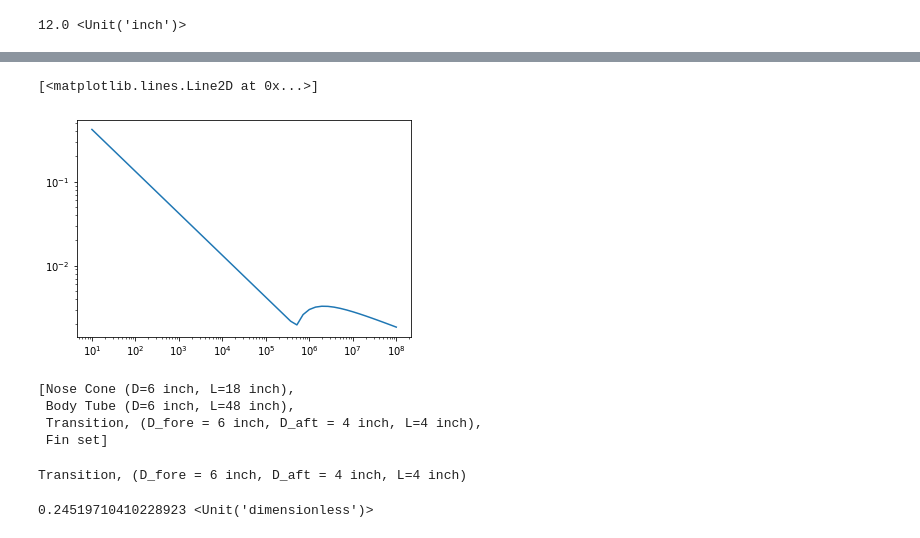
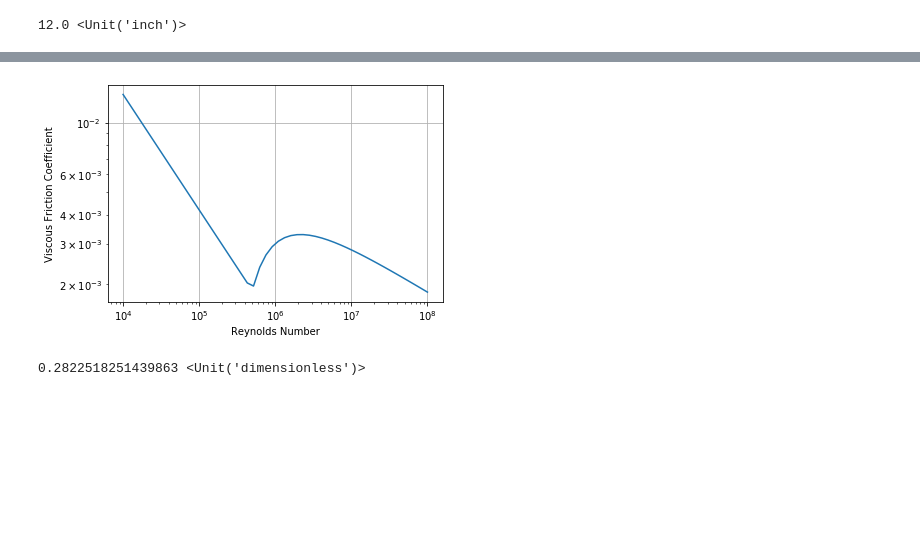
Before and after one commit to dev10110/rocketPy_development, a Jupyter notebook: rocketPy/rocket_generate.ipynb, the cells around one changed output, grey strips where cells are left out. Drawn from its saved outputs; the diff is of its cells as text; code cells hidden in the pictures; blank space fills up the shorter version.

Commit message:
continued to work on the rocket gen

```diff
--- a/rocketPy/rocket_generate.ipynb
+++ b/rocketPy/rocket_generate.ipynb
@@ -562,0 +594,3 @@ r.xcp()
+# %%
+r = Rocket('Sample Rocket')
+r
@@ -562,0 +599,6 @@ r.xcp()
+# %%
+# create a nose cone
+nc = NoseCone(diameter=6*ureg.inch, length=18*ureg.inch)
+# assign it to the rocket
+r.set_nose_cone(nc)
+nc
@@ -562,0 +620,5 @@ r.xcp()
+# %%
+# create a body tube
+bt = BodyTube(attached_to=nc, diameter=6*ureg.inch, length=48*ureg.inch)
+r.set_body_tube(bt)
+bt
@@ -562,0 +632,5 @@ r.xcp()
+# %%
+# create a boat tail
+boat_tail = Transition(name='Boat Tail',attached_to=bt, fore_dia=6*ureg.inch, aft_dia=4*ureg.inch, length=4*ureg.inch)
+r.set_boat_tail(boat_tail)
+boat_tail
@@ -616,22 +734,14 @@ r
 # %%
-re_vals = np.logspace(1, 8)
+re_vals = np.logspace(4, 8)
 plt.loglog(re_vals, [r.Cf(re) for re in re_vals])
+plt.xlabel('Reynolds Number')
+plt.ylabel('Viscous Friction Coefficient')
+plt.grid()
 # %% [output]
-[<matplotlib.lines.Line2D at 0x...>]
-[figure, old version]
+[figure, new version]
-# %%
-r.components
-# %% [output]
-[Nose Cone (D=6 inch, L=18 inch),
- Body Tube (D=6 inch, L=48 inch),
- Transition, (D_fore = 6 inch, D_aft = 4 inch, L=4 inch),
- Fin set]
-# %%
-trans1
-# %% [output]
-Transition, (D_fore = 6 inch, D_aft = 4 inch, L=4 inch)
-# %%
-r.CD0()
-# %% [output]
-0.24519710410228923 <Unit('dimensionless')>
+# %%
+# try to get the zero-angle of attack drag coefficient
+r.CD0()
+# %% [output]
+0.2822518251439863 <Unit('dimensionless')>
 # %%
```
Also changed, not shown: parts of 59 cells of this notebook.
